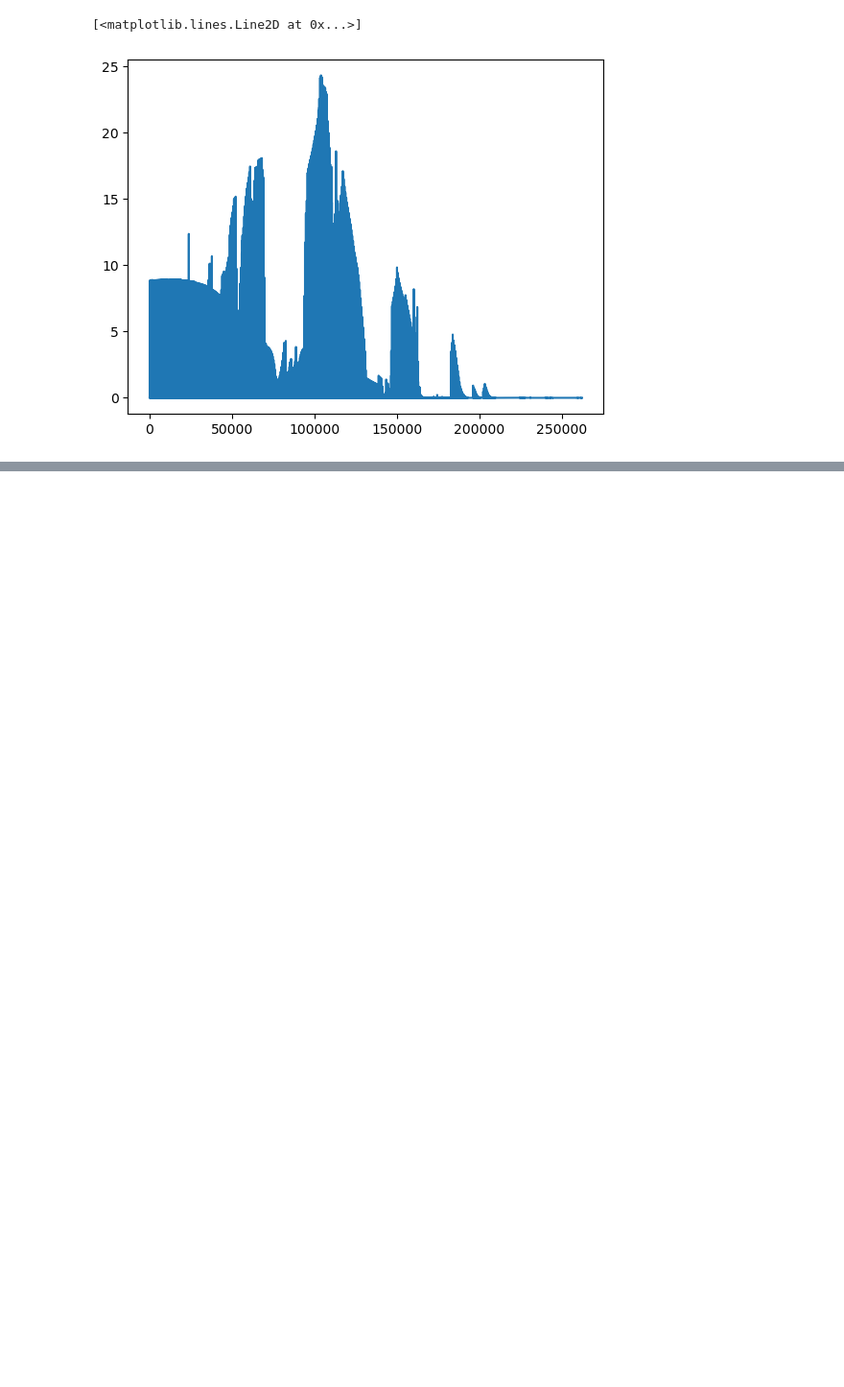
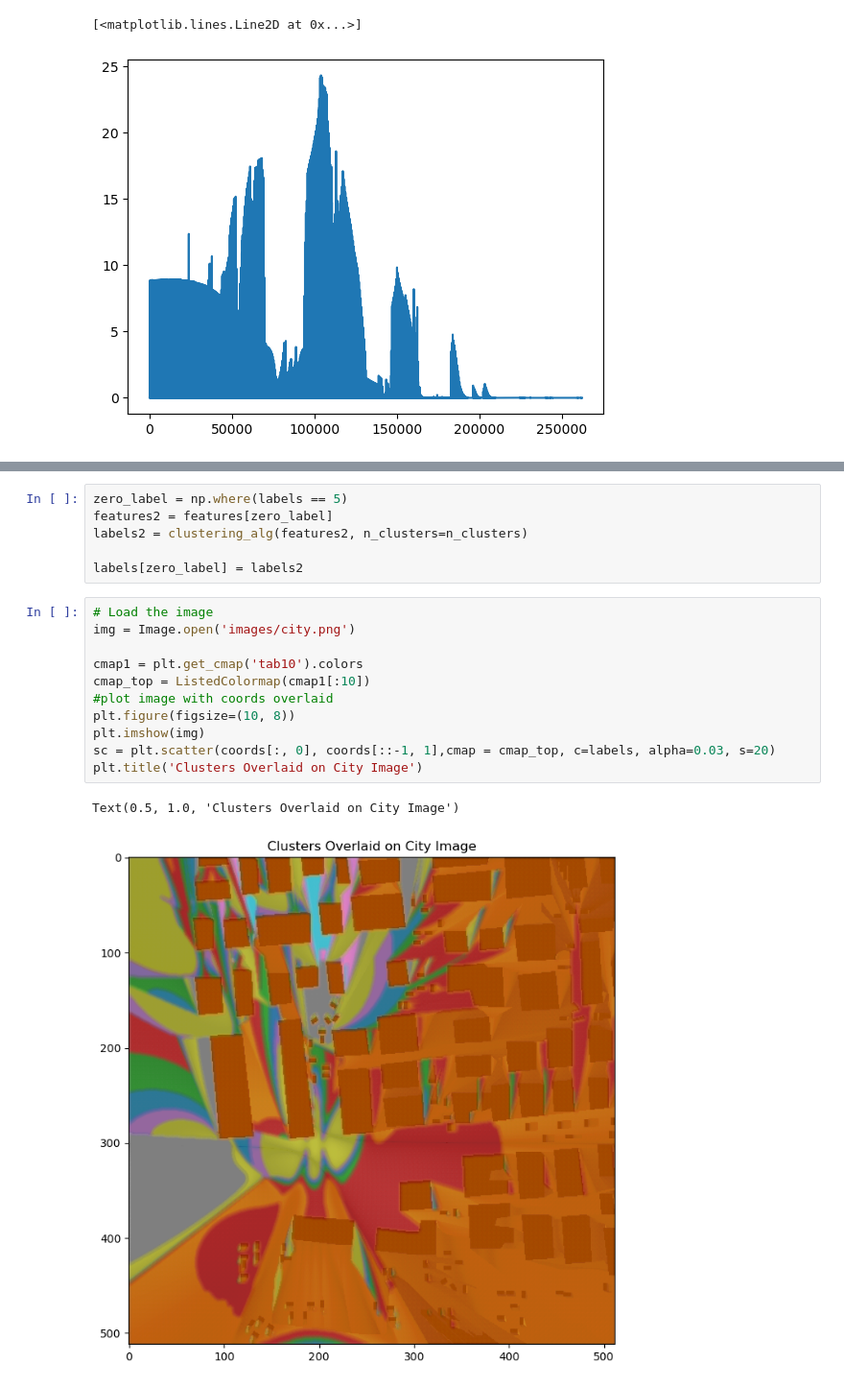
Before and after one commit to bencekaszas/ITT23-MIMO-processing, a Jupyter notebook: clustering.ipynb, the cells around one changed output, grey strips where cells are left out. Shown at 96% size. Saved outputs shown, nothing was run; the diff lists cells and outputs as text; blank space fills up the shorter version.

```diff
--- a/clustering.ipynb
+++ b/clustering.ipynb
@@ -207,0 +237,20 @@ KeyboardInterrupt:
+# %%
+zero_label = np.where(labels == 5)
+features2 = features[zero_label]
+labels2 = clustering_alg(features2, n_clusters=n_clusters)
+
+labels[zero_label] = labels2
+# %%
+# Load the image
+img = Image.open('images/city.png')
+
+cmap1 = plt.get_cmap('tab10').colors
+cmap_top = ListedColormap(cmap1[:10])
+#plot image with coords overlaid
+plt.figure(figsize=(10, 8))
+plt.imshow(img)
+sc = plt.scatter(coords[:, 0], coords[::-1, 1],cmap = cmap_top, c=labels, alpha=0.03, s=20)
+plt.title('Clusters Overlaid on City Image')
+# %% [output]
+Text(0.5, 1.0, 'Clusters Overlaid on City Image')
+[figure, added]
```
Also changed, not shown: parts of 6 cells of this notebook, 5 other files.
